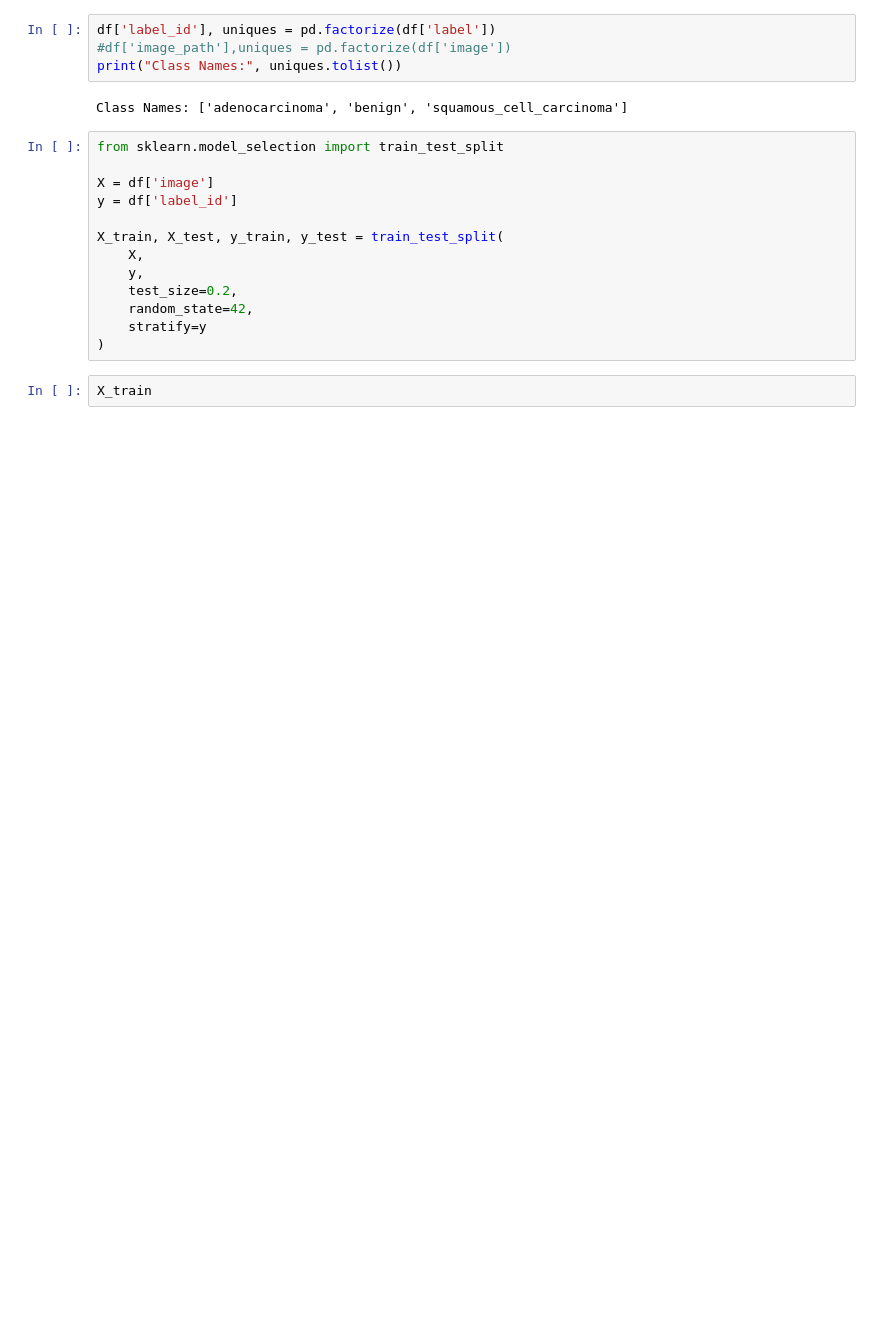
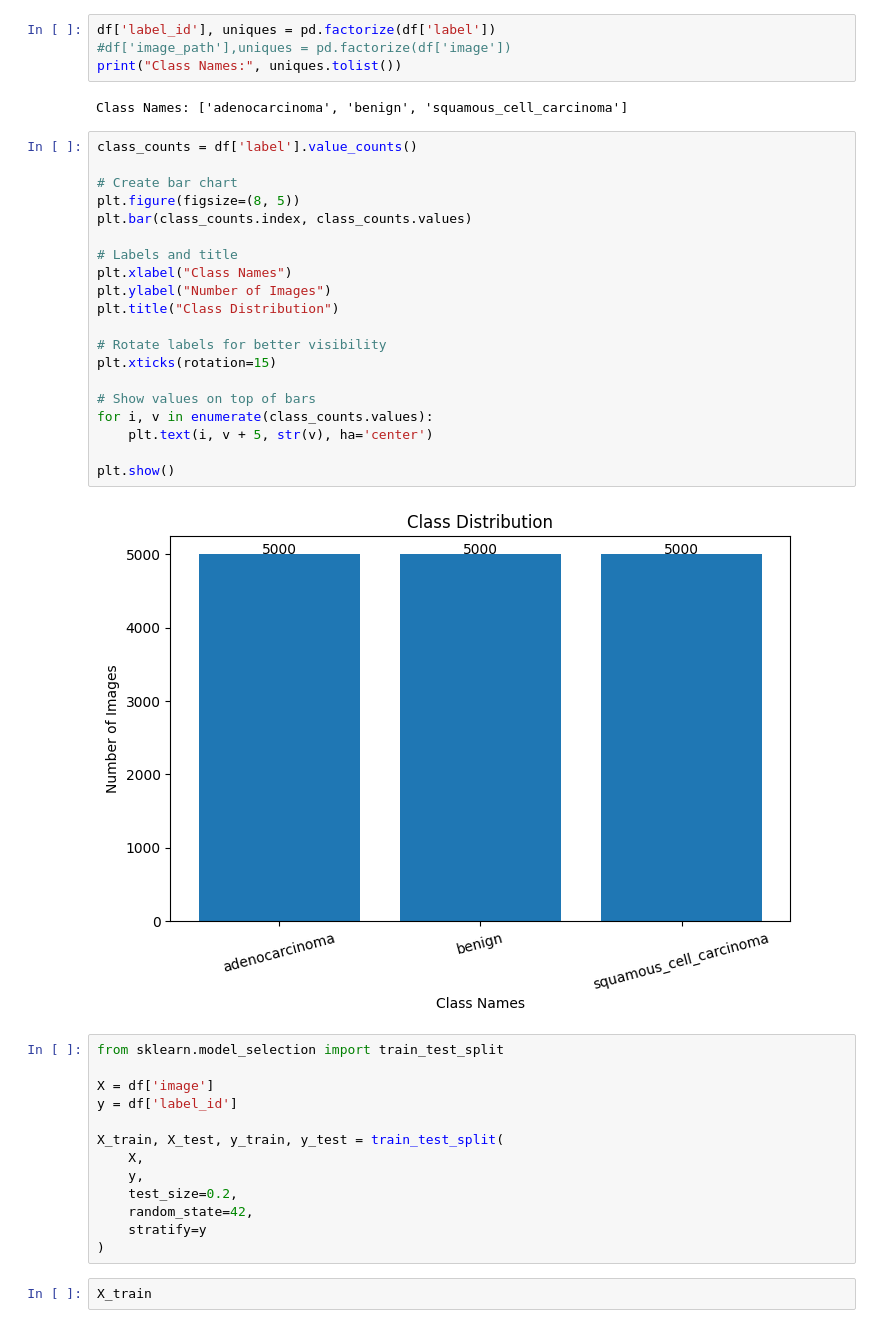
Before and after one commit to sonjoy1s/LungCancer, a Jupyter notebook: LungCancerForPaper.ipynb, the cells around one changed output. Drawn from its saved outputs; the diff is of its cells as text; blank space fills up the shorter version.

```diff
--- a/LungCancerForPaper.ipynb
+++ b/LungCancerForPaper.ipynb
@@ -78,6 +79,28 @@ df['label_id'], uniques = pd.factorize(df['label'])
 print("Class Names:", uniques.tolist())
 # %% [output]
 Class Names: ['adenocarcinoma', 'benign', 'squamous_cell_carcinoma']
+# %%
+class_counts = df['label'].value_counts()
+
+# Create bar chart
+plt.figure(figsize=(8, 5))
+plt.bar(class_counts.index, class_counts.values)
+
+# Labels and title
+plt.xlabel("Class Names")
+plt.ylabel("Number of Images")
+plt.title("Class Distribution")
+
+# Rotate labels for better visibility
+plt.xticks(rotation=15)
+
+# Show values on top of bars
+for i, v in enumerate(class_counts.values):
+    plt.text(i, v + 5, str(v), ha='center')
+
+plt.show()
+# %% [output]
+[figure, added]
 # %%
 from sklearn.model_selection import train_test_split
 
```
Also changed, not shown: parts of 15 cells of this notebook.
